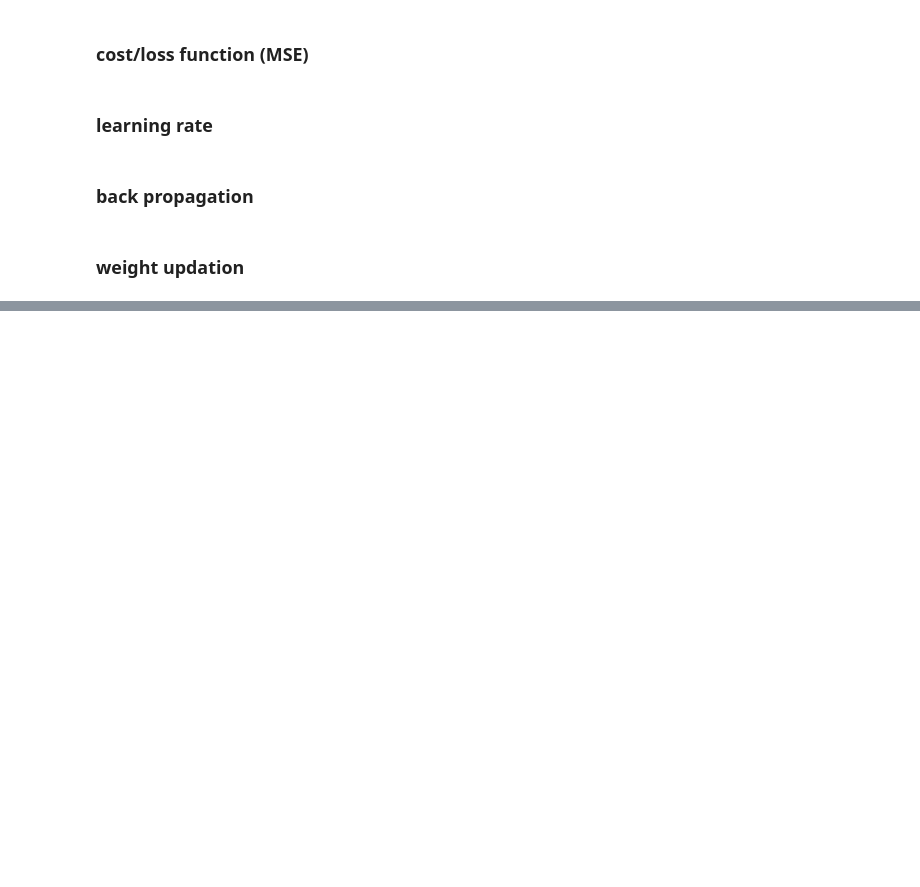
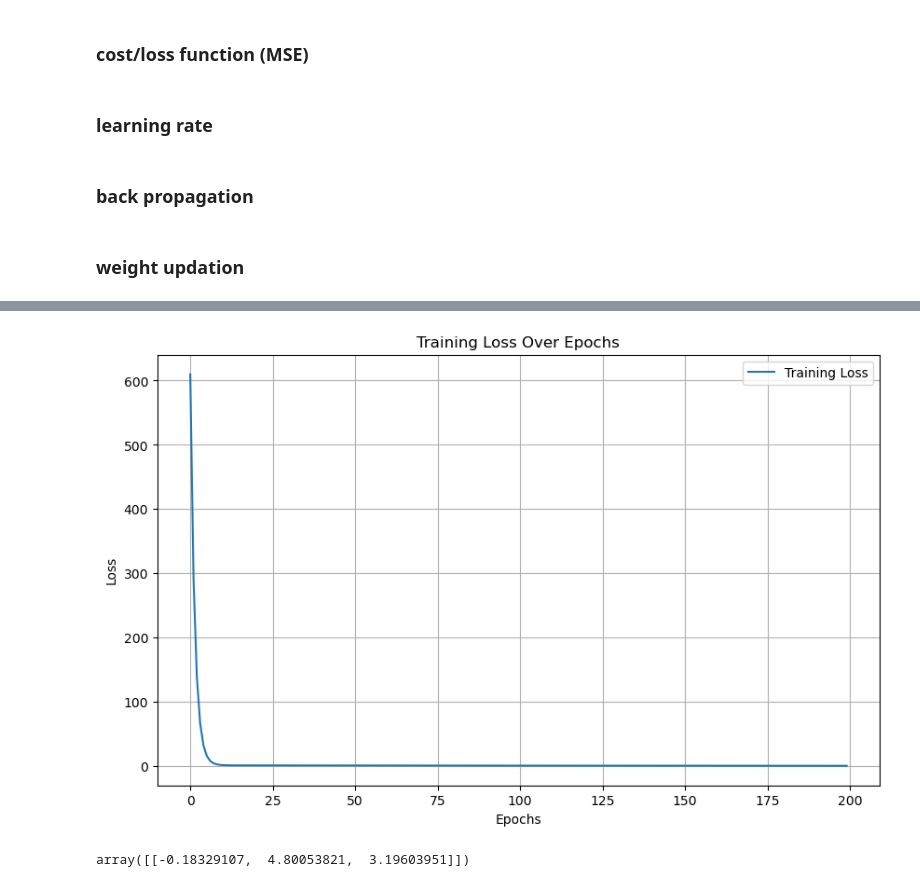
Before and after one commit to Gopi-Pitchai/Deep-Learning, a Jupyter notebook: Gradient_Descent_variants.ipynb, the cells around one changed output, grey strips where cells are left out. Drawn from its saved outputs; the diff is of its cells as text; code cells hidden in the pictures; blank space fills up the shorter version.

Commit message:
Exploring advantage of different variants of Gradient Descent

```diff
--- a/Gradient_Descent_variants.ipynb
+++ b/Gradient_Descent_variants.ipynb
@@ -40,10 +42,15 @@ def loss(y, y_hat):
 # %% [markdown]
 ### learning rate
 # %%
-lr = 0.01
+lr = 0.0001
 # %% [markdown]
 ### back propagation
 # %%
-sympy_vars = np.array(sympy.symbols('x0, x1, x2, y'))
+sympy_vars = np.array(sp.symbols('x0, x1, x2, y'))
 sp_yhat = np.dot(w.flatten().T, sympy_vars[:-1])
 sp_z = (sympy_vars[-1] - (sp_yhat)) ** 2
+part_der = []
+for idx, vrb in enumerate(sympy_vars[:-1]):
+    part_der.append(sp.lambdify((sympy_vars), sp.diff(sp_z, sympy_vars[idx]), 'sympy'))
+
+part_der = np.array(part_der)
@@ -55,0 +122,66 @@ for idx, vrb in enumerate(sympy_vars):
+# %%
+import numpy as np
+import pandas as pd
+from matplotlib import pyplot as plt
+
+# Data initialization
+x = np.arange(1, 7).reshape(3, 2)
+
+# Actual outcome function
+def calc_y(x):
+    return np.dot(x, np.array([[5, 3]]).T)
+
+y = calc_y(x)
+
+# Weights initialization
+w = np.random.rand(1, x.shape[-1] + 1)
+
+# Pad x with 1 for bias
+x_pad_wt_bias = np.pad(x, pad_width=((0, 0), (1, 0)), mode='constant', constant_values=1)
+
+# Predictive function
+def pred(x, w):
+    return np.dot(x, w.T)
+
+# Cost/loss function (MSE)
+def loss(y, y_hat):
+    return np.mean((y - y_hat) ** 2)
+
+# Learning rate
+lr = 0.01
+
+# Gradient calculation and weight update
+def compute_gradients(x, y, y_hat):
+    error = y_hat - y
+    grad = np.dot(error.T, x) / x.shape[0]
+    return grad
+
+# Loop until loss is near zero
+epoch = 200
+y_hat_lst = []
+loss_lst = []
+weight_lst = []
+
+for i in range(epoch):
+    y_hat = pred(x_pad_wt_bias, w)
+    y_hat_lst.append(y_hat)
+    loss_calc = loss(y, y_hat)
+    loss_lst.append(loss_calc)
+
+    gradients = compute_gradients(x_pad_wt_bias, y, y_hat)
+    w = w - lr * gradients
+    weight_lst.append(w)
+
+    if i % 100 == 0:
+        print(f'Epoch {i}: Loss = {loss_calc}')
+
+# Plot loss over epochs
+plt.figure(figsize=(10, 6))
+plt.plot(loss_lst, label='Training Loss')
+plt.title('Training Loss Over Epochs')
+plt.xlabel('Epochs')
+plt.ylabel('Loss')
+plt.legend()
+plt.grid(True)
+plt.show()
+# %% [output]
@@ -55,0 +190,5 @@ for idx, vrb in enumerate(sympy_vars):
+[figure, added]
+# %%
+w
+# %% [output]
+array([[-0.18329107,  4.80053821,  3.19603951]])
```
Also changed, not shown: parts of 10 cells of this notebook.
